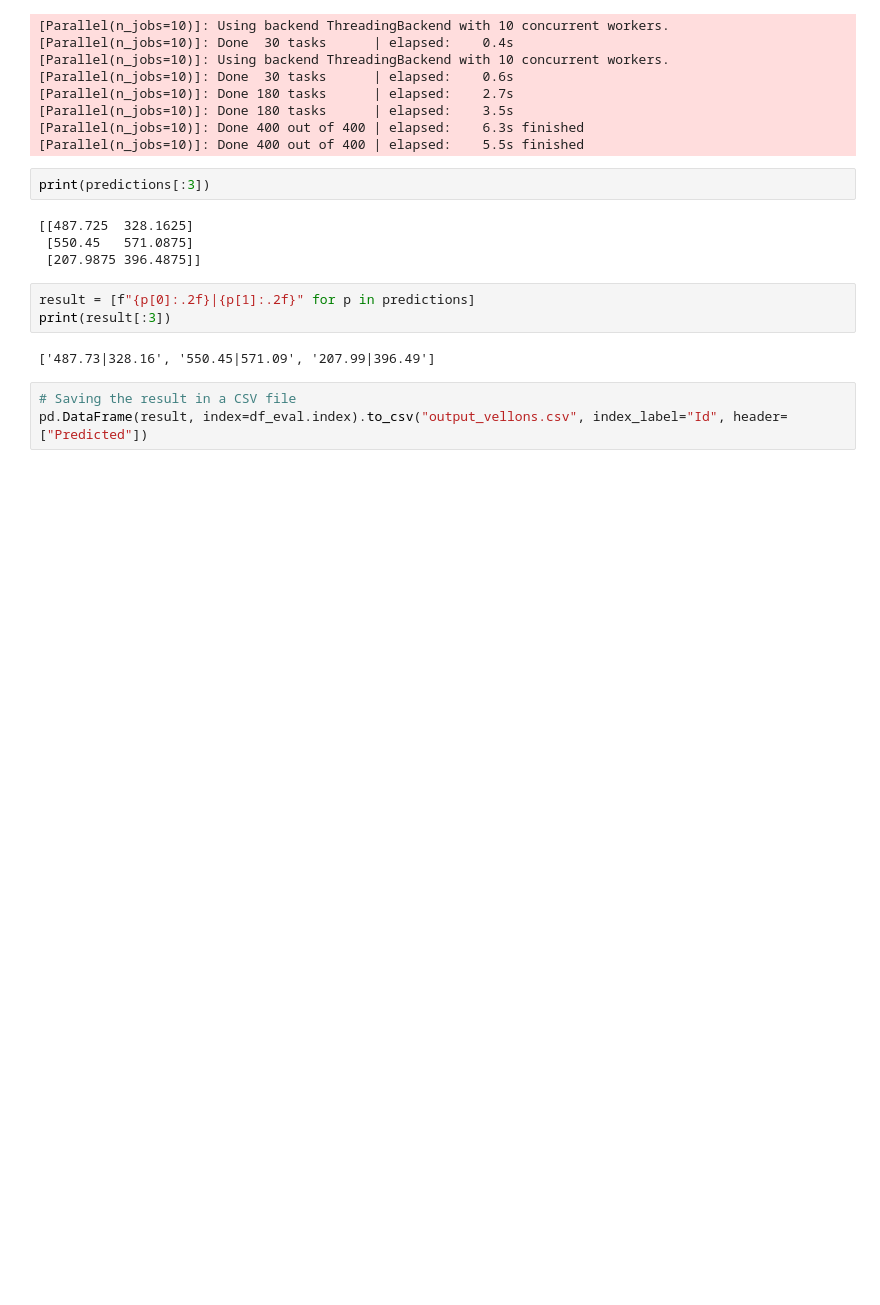
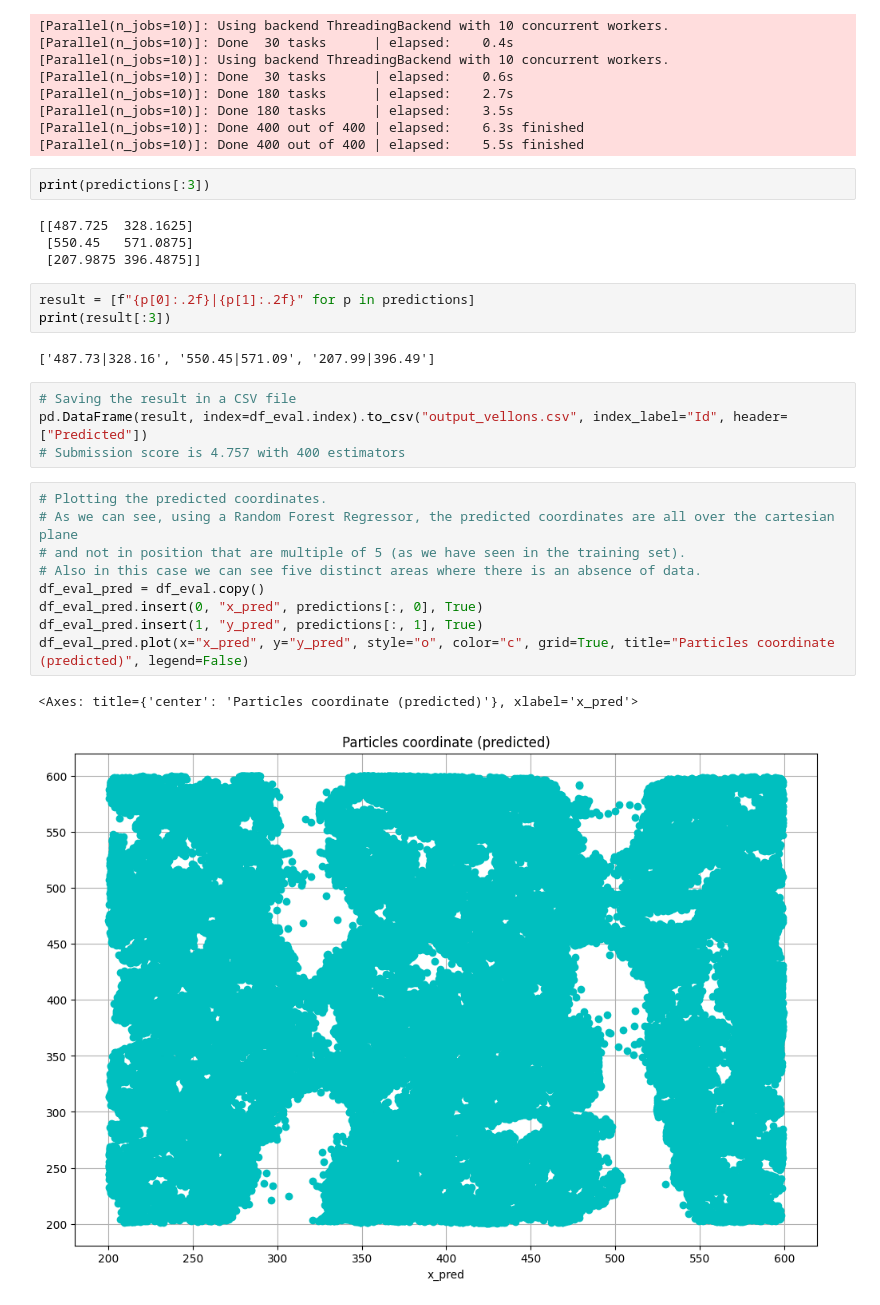
Before and after one commit to vellons/polito-ds-lab-exercises, a Jupyter notebook: exam/solution.ipynb, the cells around one changed output. Drawn from its saved outputs; the diff is of its cells as text; blank space fills up the shorter version.

Commit message:
docs(exam): add plot of predicted coordinates

```diff
--- a/exam/solution.ipynb
+++ b/exam/solution.ipynb
@@ -319,3 +322,16 @@ print(result[:3])
 # %%
 # Saving the result in a CSV file
 pd.DataFrame(result, index=df_eval.index).to_csv("output_vellons.csv", index_label="Id", header=["Predicted"])
+# Submission score is 4.757 with 400 estimators
+# %%
+# Plotting the predicted coordinates.
+# As we can see, using a Random Forest Regressor, the predicted coordinates are all over the cartesian plane
+# and not in position that are multiple of 5 (as we have seen in the training set).
+# Also in this case we can see five distinct areas where there is an absence of data.
+df_eval_pred = df_eval.copy()
+df_eval_pred.insert(0, "x_pred", predictions[:, 0], True)
+df_eval_pred.insert(1, "y_pred", predictions[:, 1], True)
+df_eval_pred.plot(x="x_pred", y="y_pred", style="o", color="c", grid=True, title="Particles coordinate (predicted)", legend=False)
+# %% [output]
+<Axes: title={'center': 'Particles coordinate (predicted)'}, xlabel='x_pred'>
+[figure, added]
```
Also changed, not shown: parts of 3 cells of this notebook.
